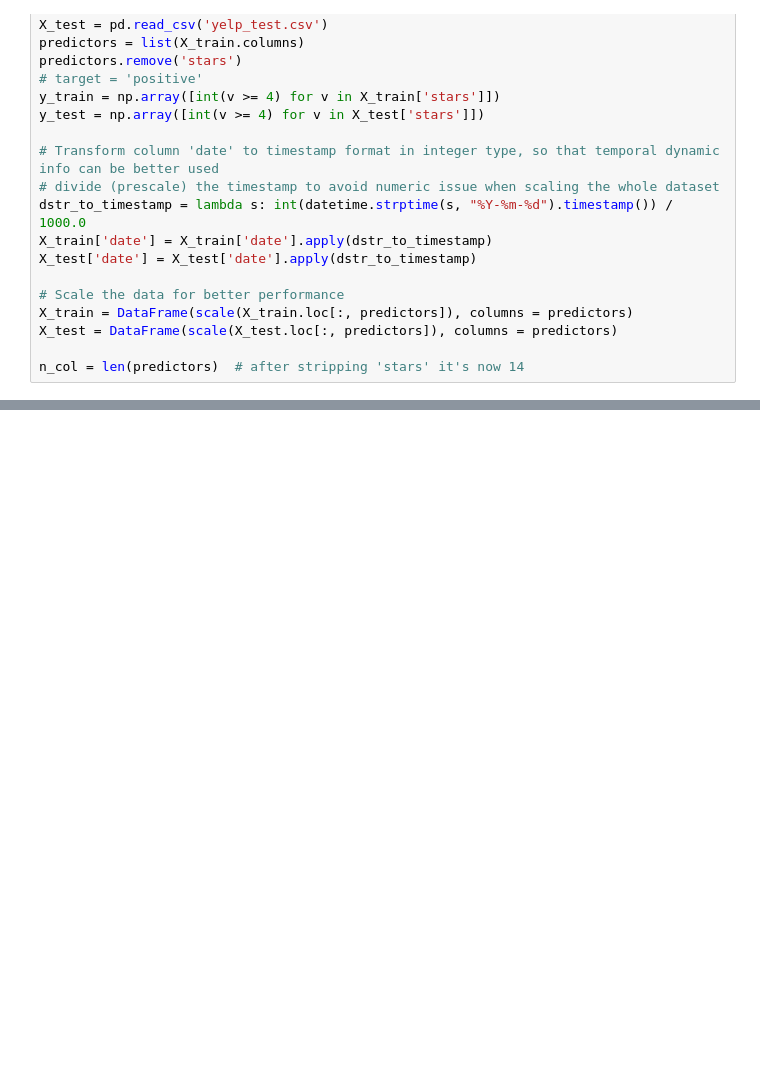
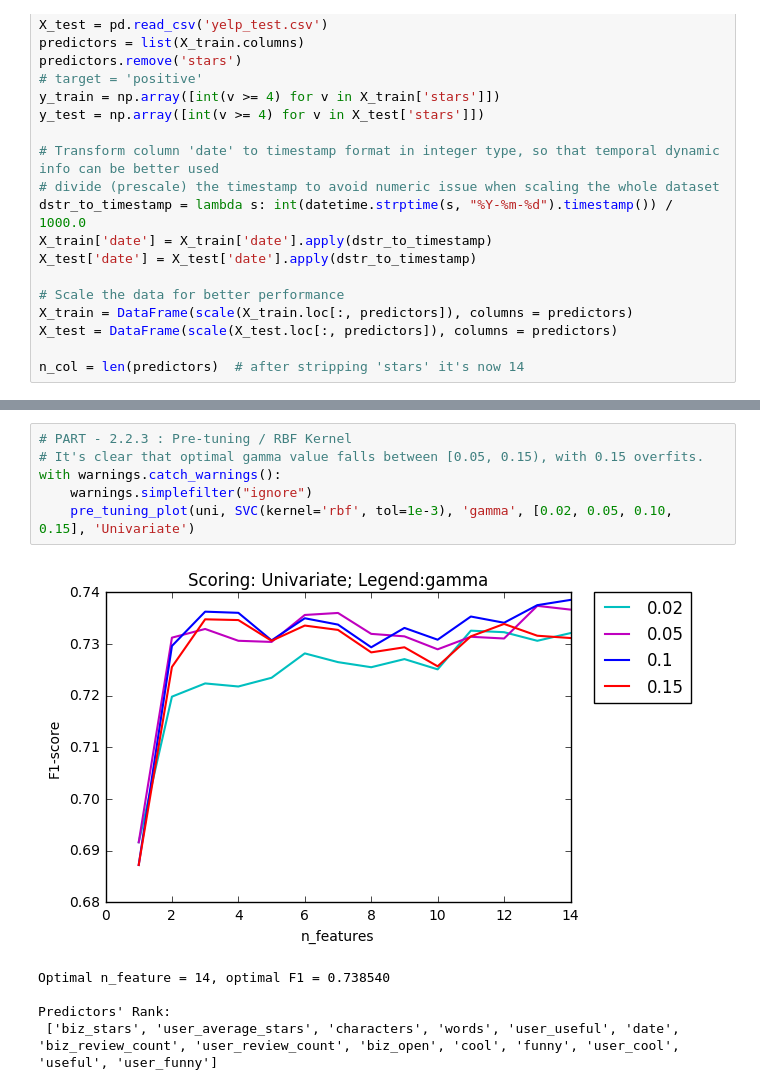
Before and after one commit to Adward-R/STAT-665-DMML, a Jupyter notebook: HW09/hw09.ipynb, the cells around one changed output, grey strips where cells are left out. Saved outputs shown, nothing was run; the diff lists cells and outputs as text; blank space fills up the shorter version.

```diff
--- a/HW09/hw09.ipynb
+++ b/HW09/hw09.ipynb
@@ -117,2 +200,14 @@ Predictors:
+# %%
+# PART - 2.2.3 : Pre-tuning / RBF Kernel
+# It's clear that optimal gamma value falls between [0.05, 0.15), with 0.15 overfits.
+with warnings.catch_warnings():
+    warnings.simplefilter("ignore")
+    pre_tuning_plot(uni, SVC(kernel='rbf', tol=1e-3), 'gamma', [0.02, 0.05, 0.10, 0.15], 'Univariate')
+# %% [output]
+[figure, added]
+Optimal n_feature = 14, optimal F1 = 0.738540
+
+Predictors' Rank:
+ ['biz_stars', 'user_average_stars', 'characters', 'words', 'user_useful', 'date', 'biz_review_count', 'user_review_count', 'biz_open', 'cool', 'funny', 'user_cool', 'useful', 'user_funny']
 # %%
 def param_tuning(cols, clf, param_legend, range_legend, param_x, range_x):
```
Also changed, not shown: parts of 13 cells of this notebook.
